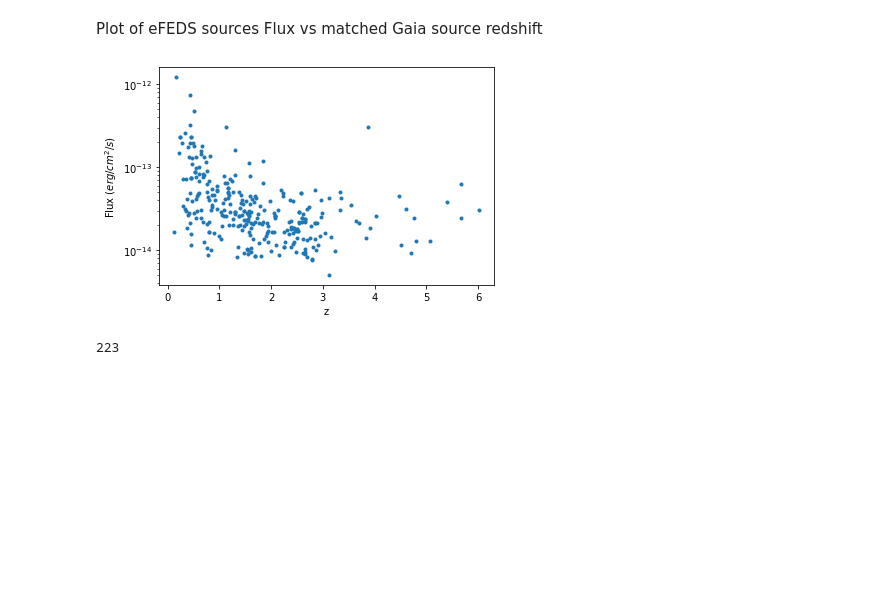
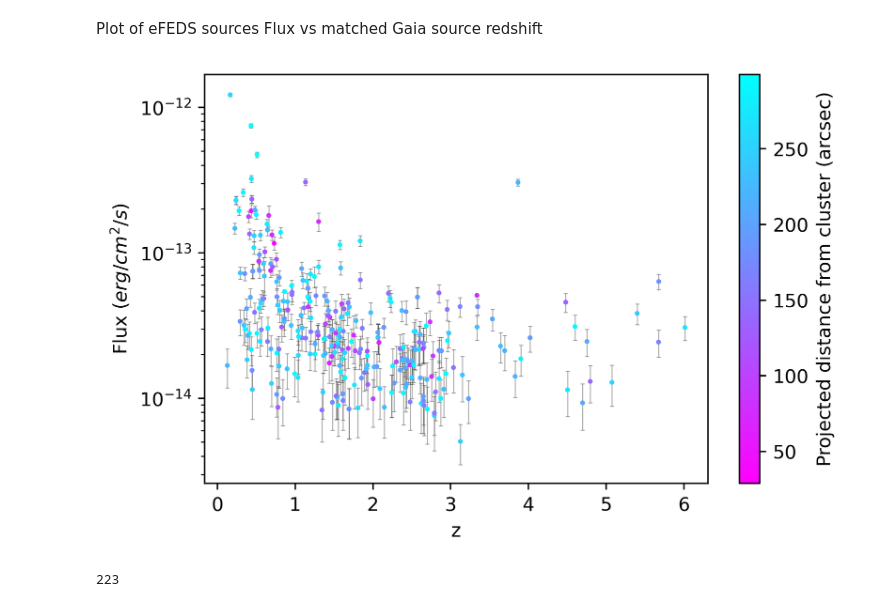
Before and after one commit to TobyWallage/Gaia_vs_eFEDS, a Jupyter notebook: Filter_Tables.ipynb, the cells around one changed output. Drawn from its saved outputs; the diff is of its cells as text; code cells hidden in the pictures; blank space fills up the shorter version.

Commit message:
Changed Filter_Tables.ipynb and added visualization stuff to images

```diff
--- a/Filter_Tables.ipynb
+++ b/Filter_Tables.ipynb
@@ -153,7 +153,7 @@ Table length=1
 # %% [markdown]
 Remove Unneccesary Columns
 # %%
-eFEDS_main = eFEDS_main['Name', 'ID_SRC', 'RA_CORR', 'DEC_CORR', 'EXT', 'EXT_LIKE', 'ML_FLUX']
+eFEDS_main = eFEDS_main['Name', 'ID_SRC', 'RA_CORR', 'DEC_CORR', 'EXT', 'EXT_LIKE', 'ML_FLUX', 'ML_FLUX_ERR']
 eFEDS_main[0]
 # %% [output]
 Row index=0
@@ -208,14 +208,19 @@ eFEDS_gaia_match.write('Source_Data/eFEDS_gaia_match.csv', format='csv', overwri
 # %% [markdown]
 Plot of eFEDS sources Flux vs matched Gaia source redshift
 # %%
-plt.scatter(eFEDS_gaia_match['source_redshift'], eFEDS_gaia_match['ML_FLUX'], marker='.')
+
+plt.figure(dpi=400)
+plt.scatter(eFEDS_gaia_match['source_redshift'], eFEDS_gaia_match['ML_FLUX'],marker='.', c=eFEDS_gaia_match['separation'], cmap='cool_r', s=10)
+plt.errorbar(eFEDS_gaia_match['source_redshift'], eFEDS_gaia_match['ML_FLUX'], fmt='none', yerr=eFEDS_gaia_match['ML_FLUX_ERR'], ecolor='#4f4f4f',zorder=-1, elinewidth=0.5, capsize=1, capthick=0.5, alpha =0.5)
 plt.ylabel('Flux ($erg/cm^2/s$)')
 plt.xlabel('z')
 plt.yscale('log')
+plt.colorbar().set_label('Projected distance from cluster (arcsec)')
+plt.savefig('quasar_flux_redshift.png')
 # plt.xscale('log')
 plt.show()
 # %% [output]
-[figure, old version]
+[figure, new version]
 # %%
 print(len(np.unique(eFEDS_gaia_match['Cluster_ID_SRC'])))
 # %% [output]
```
Also changed, not shown: parts of 2 cells of this notebook, 25 other files.
